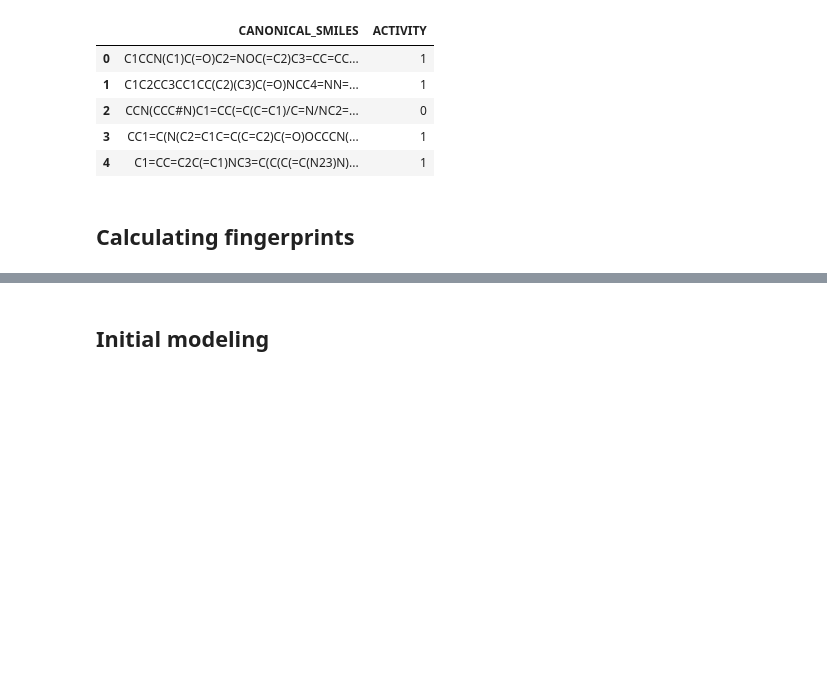
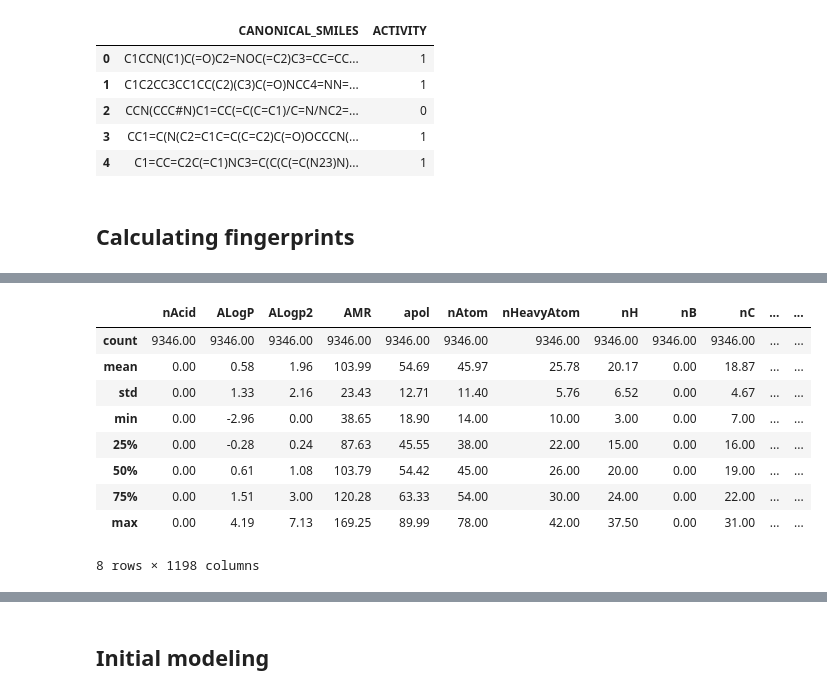
Before and after one commit to omicscodeathon/marburgdrug, a Jupyter notebook: notebooks/002_padel_descriptors.ipynb, the cells around one changed output, grey strips where cells are left out. Cells and saved outputs as stored; diff of their text form; code cells hidden in the pictures; blank space fills up the shorter version.

```diff
--- a/notebooks/002_padel_descriptors.ipynb
+++ b/notebooks/002_padel_descriptors.ipynb
@@ -122,0 +120,21 @@ desc
+# %%
+continuous_cols = desc.select_dtypes(include='float64').columns
+
+Q1 = desc[continuous_cols].quantile(0.25)
+Q3 = desc[continuous_cols].quantile(0.75)
+IQR = Q3 - Q1
+lower_bound = Q1 - 1.5 * IQR
+upper_bound = Q3 + 1.5 * IQR
+desc[continuous_cols] = desc[continuous_cols].clip(lower=lower_bound, upper=upper_bound, axis=1)
+desc.describe()
+# %% [output]
+|  | nAcid | ALogP | ALogp2 | AMR | apol | nAtom | nHeavyAtom | nH | nB | nC | ... | ... |
+| count | 9346.00 | 9346.00 | 9346.00 | 9346.00 | 9346.00 | 9346.00 | 9346.00 | 9346.00 | 9346.00 | 9346.00 | ... | ... |
+| mean | 0.00 | 0.58 | 1.96 | 103.99 | 54.69 | 45.97 | 25.78 | 20.17 | 0.00 | 18.87 | ... | ... |
+| std | 0.00 | 1.33 | 2.16 | 23.43 | 12.71 | 11.40 | 5.76 | 6.52 | 0.00 | 4.67 | ... | ... |
+| min | 0.00 | -2.96 | 0.00 | 38.65 | 18.90 | 14.00 | 10.00 | 3.00 | 0.00 | 7.00 | ... | ... |
+| 25% | 0.00 | -0.28 | 0.24 | 87.63 | 45.55 | 38.00 | 22.00 | 15.00 | 0.00 | 16.00 | ... | ... |
+| 50% | 0.00 | 0.61 | 1.08 | 103.79 | 54.42 | 45.00 | 26.00 | 20.00 | 0.00 | 19.00 | ... | ... |
+| 75% | 0.00 | 1.51 | 3.00 | 120.28 | 63.33 | 54.00 | 30.00 | 24.00 | 0.00 | 22.00 | ... | ... |
+| max | 0.00 | 4.19 | 7.13 | 169.25 | 89.99 | 78.00 | 42.00 | 37.50 | 0.00 | 31.00 | ... | ... |
+8 rows × 1198 columns
```
Also changed, not shown: parts of 23 cells of this notebook, 21 other files.
